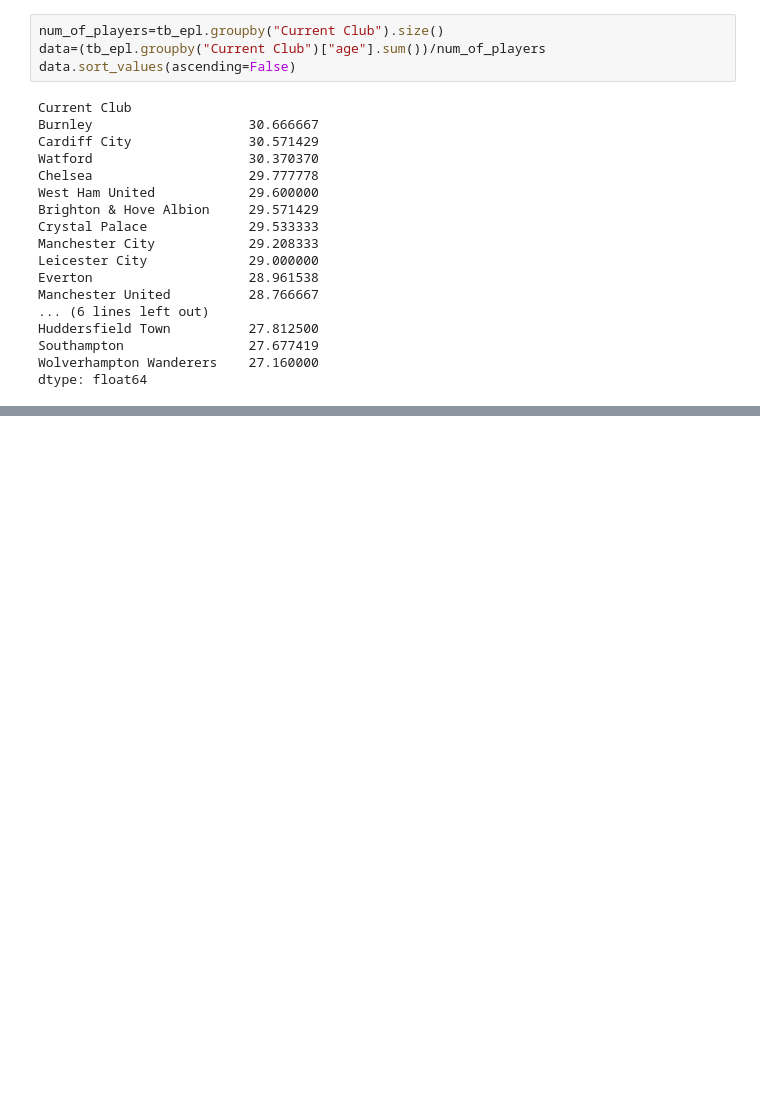
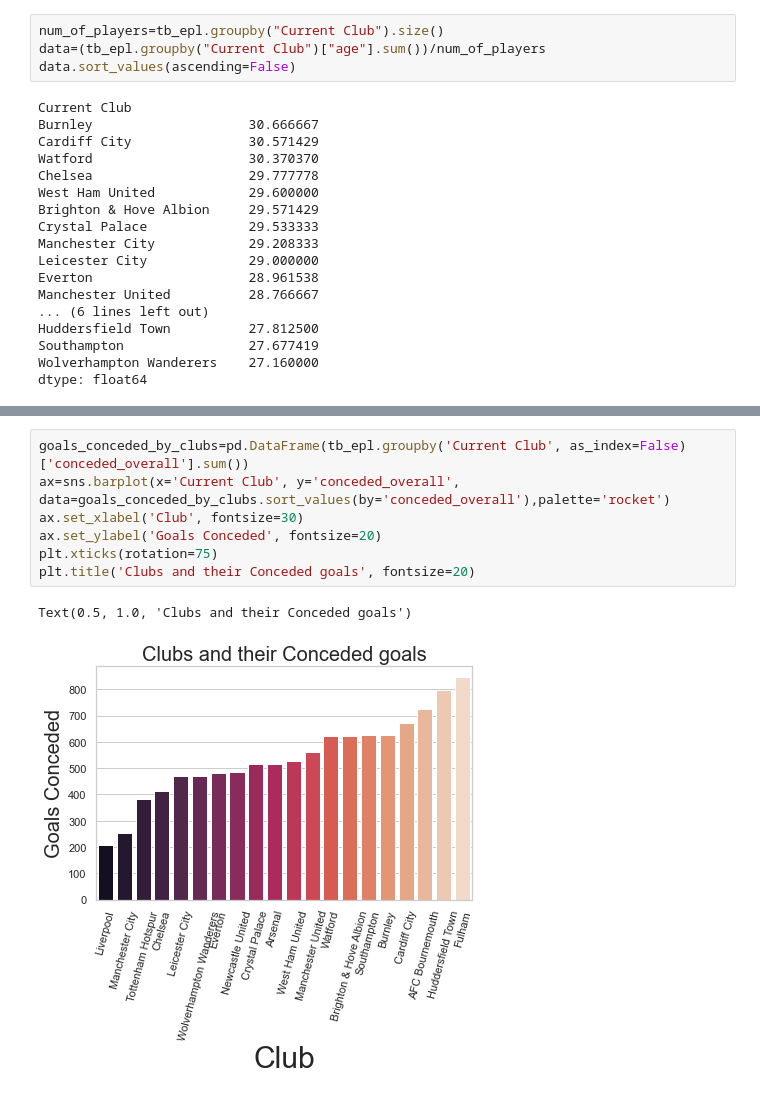
Before and after one commit to Obasteve/premierleagueresultanalysis, a Jupyter notebook: premierleagueresultanalysis.ipynb, the cells around one changed output, grey strips where cells are left out. Saved outputs shown, nothing was run; the diff lists cells and outputs as text; blank space fills up the shorter version.

```diff
--- a/premierleagueresultanalysis.ipynb
+++ b/premierleagueresultanalysis.ipynb
@@ -333,0 +433,10 @@ ValueError: Could not interpret input 'Current Club'
+# %%
+goals_conceded_by_clubs=pd.DataFrame(tb_epl.groupby('Current Club', as_index=False)['conceded_overall'].sum())
+ax=sns.barplot(x='Current Club', y='conceded_overall', data=goals_conceded_by_clubs.sort_values(by='conceded_overall'),palette='rocket')
+ax.set_xlabel('Club', fontsize=30)
+ax.set_ylabel('Goals Conceded', fontsize=20)
+plt.xticks(rotation=75)
+plt.title('Clubs and their Conceded goals', fontsize=20)
+# %% [output]
+Text(0.5, 1.0, 'Clubs and their Conceded goals')
+[figure, added]
```
Also changed, not shown: parts of 27 cells of this notebook.
